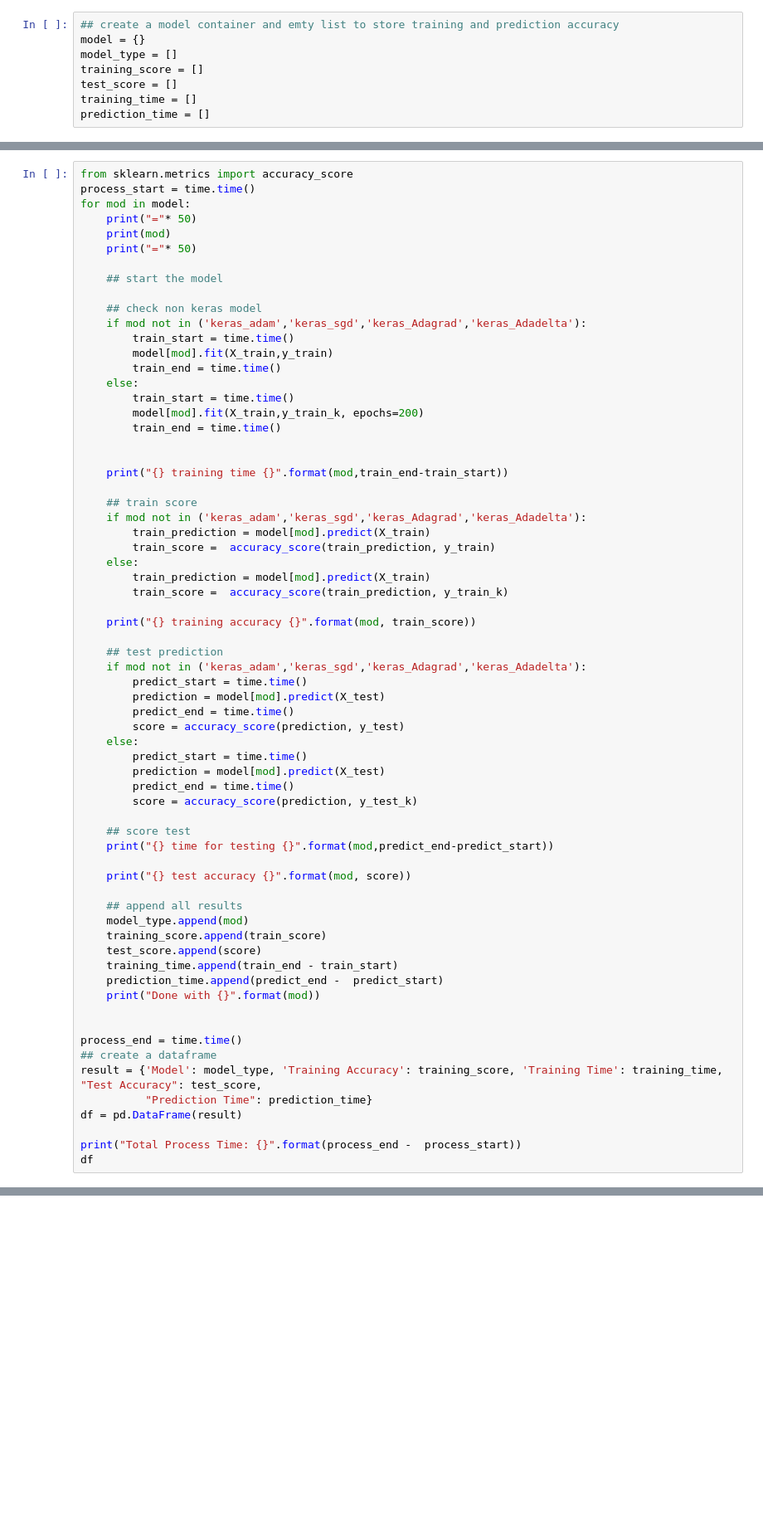
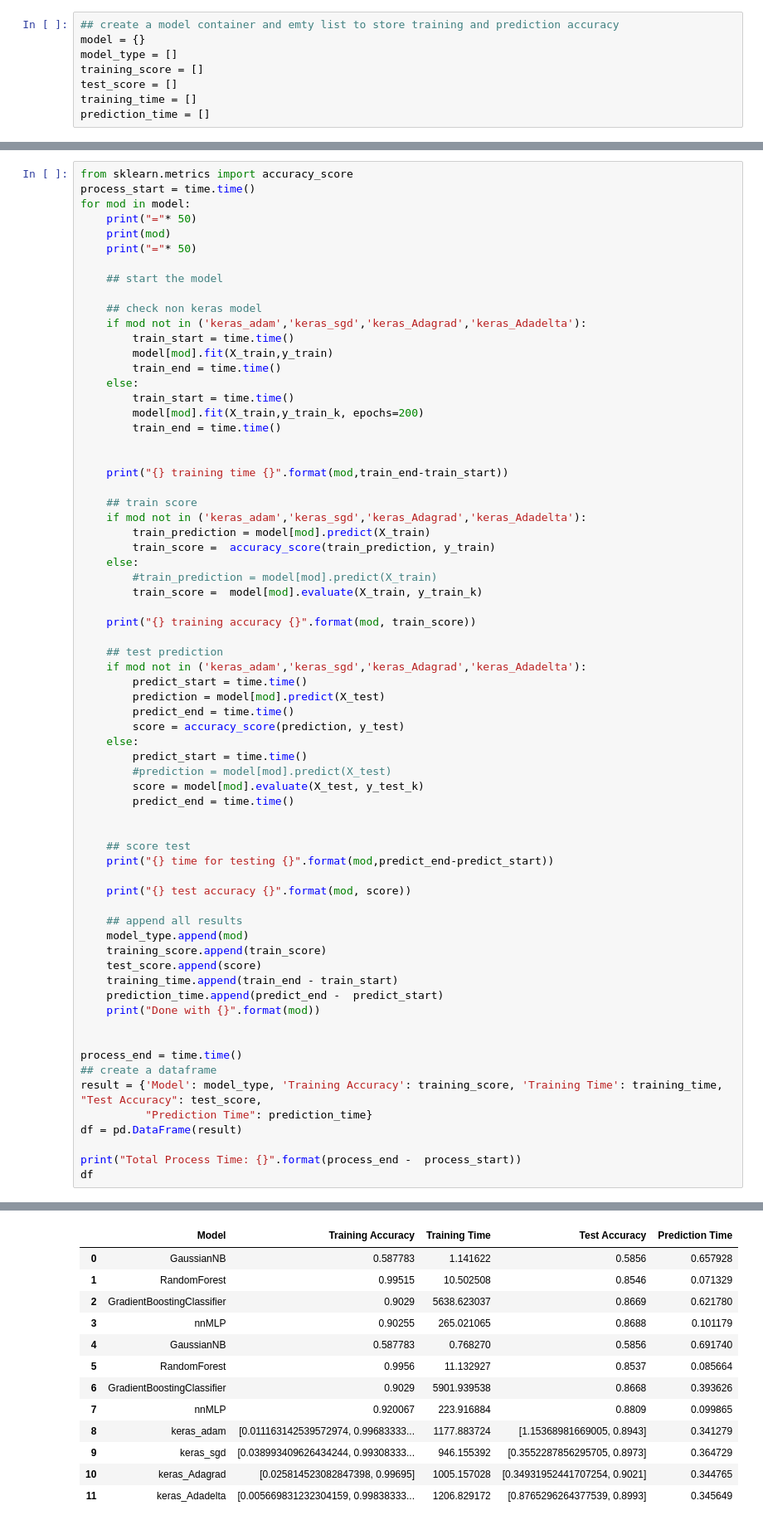
Before and after one commit to toraaglobal/fashion-mnist, a Jupyter notebook: 02_modeling.ipynb, the cells around one changed output, grey strips where cells are left out. Shown: that part at 83% size. Drawn from its saved outputs; the diff is of its cells as text; blank space fills up the shorter version.

```diff
--- a/02_modeling.ipynb
+++ b/02_modeling.ipynb
@@ -179,8 +195,8 @@ for mod in model:
         train_prediction = model[mod].predict(X_train)
         train_score =  accuracy_score(train_prediction, y_train)
     else:
-        train_prediction = model[mod].predict(X_train)
-        train_score =  accuracy_score(train_prediction, y_train_k)
+        #train_prediction = model[mod].predict(X_train)
+        train_score =  model[mod].evaluate(X_train, y_train_k)
 
     print("{} training accuracy {}".format(mod, train_score))
 
@@ -192,9 +208,10 @@ for mod in model:
         score = accuracy_score(prediction, y_test)
     else:
         predict_start = time.time()
-        prediction = model[mod].predict(X_test)
+        #prediction = model[mod].predict(X_test)
+        score = model[mod].evaluate(X_test, y_test_k)
         predict_end = time.time()
-        score = accuracy_score(prediction, y_test_k)
+
 
     ## score test
     print("{} time for testing {}".format(mod,predict_end-predict_start))
@@ -250,3 +256,16 @@ Epoch 188/200
+|  | Model | Training Accuracy | Training Time | Test Accuracy | Prediction Time |
+| 0 | GaussianNB | 0.587783 | 1.141622 | 0.5856 | 0.657928 |
+| 1 | RandomForest | 0.99515 | 10.502508 | 0.8546 | 0.071329 |
+| 2 | GradientBoostingClassifier | 0.9029 | 5638.623037 | 0.8669 | 0.621780 |
+| 3 | nnMLP | 0.90255 | 265.021065 | 0.8688 | 0.101179 |
+| 4 | GaussianNB | 0.587783 | 0.768270 | 0.5856 | 0.691740 |
+| 5 | RandomForest | 0.9956 | 11.132927 | 0.8537 | 0.085664 |
+| 6 | GradientBoostingClassifier | 0.9029 | 5901.939538 | 0.8668 | 0.393626 |
+| 7 | nnMLP | 0.920067 | 223.916884 | 0.8809 | 0.099865 |
+| 8 | keras_adam | [0.011163142539572974, 0.99683333... | 1177.883724 | [1.15368981669005, 0.8943] | 0.341279 |
+| 9 | keras_sgd | [0.038993409626434244, 0.99308333... | 946.155392 | [0.3552287856295705, 0.8973] | 0.364729 |
+| 10 | keras_Adagrad | [0.025814523082847398, 0.99695] | 1005.157028 | [0.34931952441707254, 0.9021] | 0.344765 |
+| 11 | keras_Adadelta | [0.005669831232304159, 0.99838333... | 1206.829172 | [0.8765296264377539, 0.8993] | 0.345649 |
 # %%
 result = {'Model': model_type, 'Training Accuracy': training_score, 'Training Time': training_time, "Test Accuracy": test_score,
           "Prediction Time": prediction_time}
```
Also changed, not shown: parts of 5 cells of this notebook.
